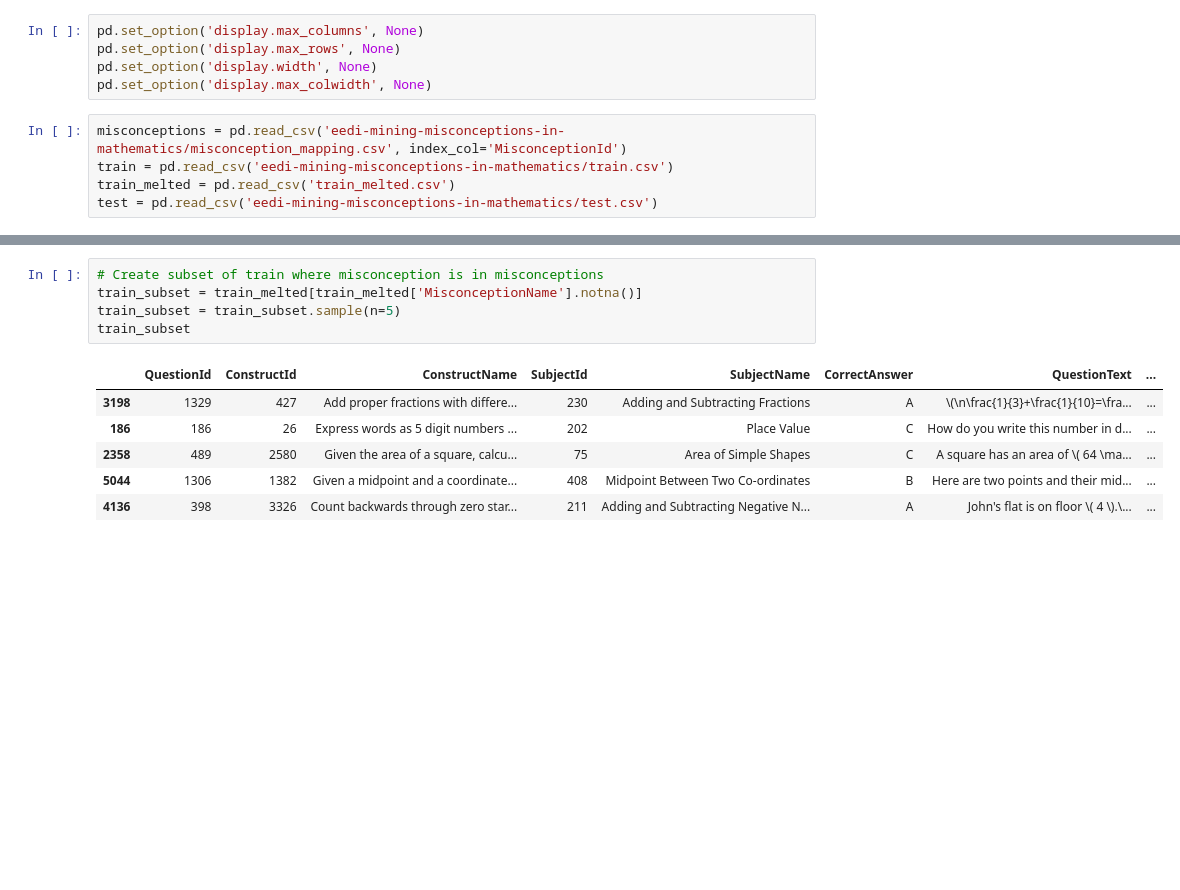
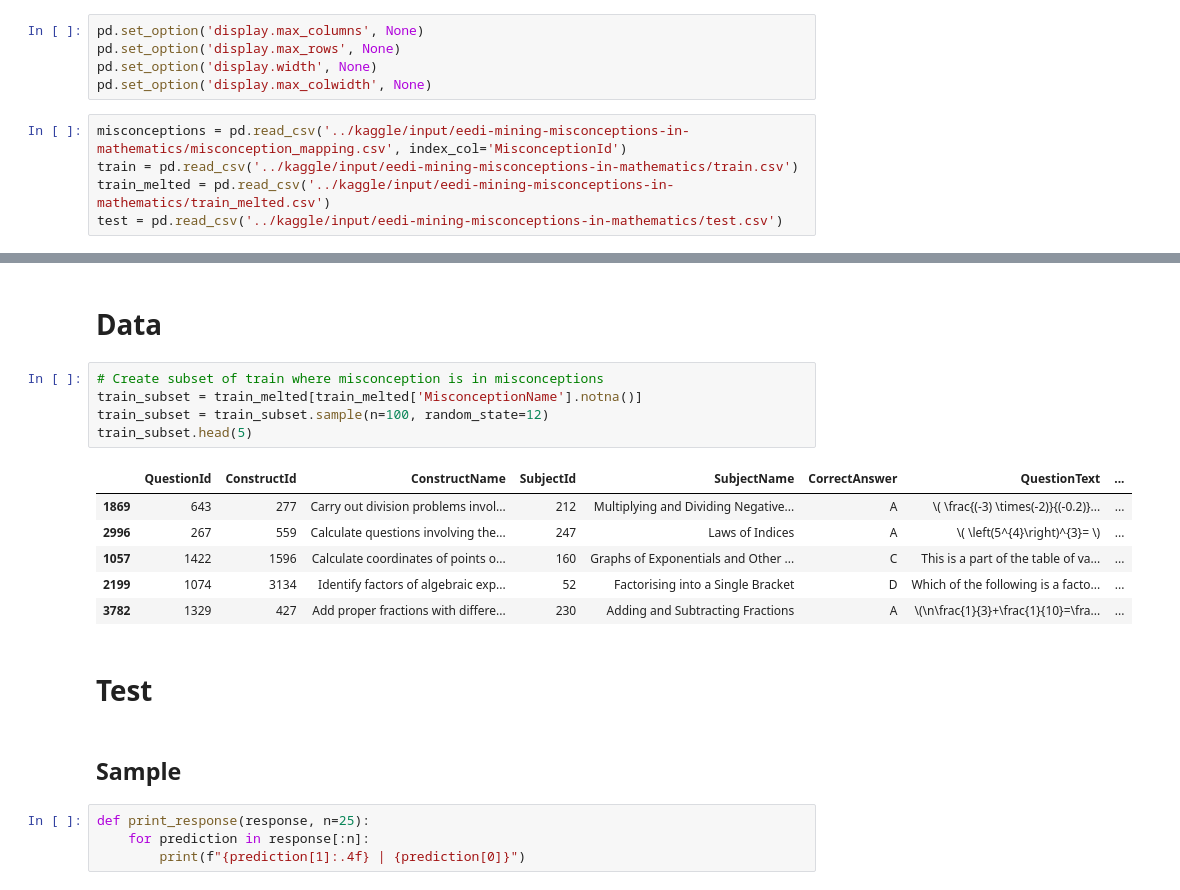
Before and after one commit to acyhuang/math-misconceptions, a Jupyter notebook: baseline/llm.ipynb, the cells around one changed output, grey strips where cells are left out. Drawn from its saved outputs; the diff is of its cells as text; blank space fills up the shorter version.

```diff
--- a/baseline/llm.ipynb
+++ b/baseline/llm.ipynb
@@ -26,7 +21,7 @@ pd.set_option('display.max_rows', None)
 pd.set_option('display.width', None)
 pd.set_option('display.max_colwidth', None)
 # %%
-misconceptions = pd.read_csv('eedi-mining-misconceptions-in-mathematics/misconception_mapping.csv', index_col='MisconceptionId')
-train = pd.read_csv('eedi-mining-misconceptions-in-mathematics/train.csv')
-train_melted = pd.read_csv('train_melted.csv')
-test = pd.read_csv('eedi-mining-misconceptions-in-mathematics/test.csv')
+misconceptions = pd.read_csv('../kaggle/input/eedi-mining-misconceptions-in-mathematics/misconception_mapping.csv', index_col='MisconceptionId')
+train = pd.read_csv('../kaggle/input/eedi-mining-misconceptions-in-mathematics/train.csv')
+train_melted = pd.read_csv('../kaggle/input/eedi-mining-misconceptions-in-mathematics/train_melted.csv')
+test = pd.read_csv('../kaggle/input/eedi-mining-misconceptions-in-mathematics/test.csv')
@@ -36,12 +132,22 @@ misconception_list
+# %% [markdown]
+# Data
 # %%
 # Create subset of train where misconception is in misconceptions
 train_subset = train_melted[train_melted['MisconceptionName'].notna()]
-train_subset = train_subset.sample(n=5)
-train_subset
+train_subset = train_subset.sample(n=100, random_state=12)
+train_subset.head(5)
 # %% [output]
 |  | QuestionId | ConstructId | ConstructName | SubjectId | SubjectName | CorrectAnswer | QuestionText | ... |
-| 3198 | 1329 | 427 | Add proper fractions with differe... | 230 | Adding and Subtracting Fractions | A | \(\n\frac{1}{3}+\frac{1}{10}=\fra... | ... |
-| 186 | 186 | 26 | Express words as 5 digit numbers ... | 202 | Place Value | C | How do you write this number in d... | ... |
-| 2358 | 489 | 2580 | Given the area of a square, calcu... | 75 | Area of Simple Shapes | C | A square has an area of \( 64 \ma... | ... |
-| 5044 | 1306 | 1382 | Given a midpoint and a coordinate... | 408 | Midpoint Between Two Co-ordinates | B | Here are two points and their mid... | ... |
-| 4136 | 398 | 3326 | Count backwards through zero star... | 211 | Adding and Subtracting Negative N... | A | John's flat is on floor \( 4 \).\... | ... |
+| 1869 | 643 | 277 | Carry out division problems invol... | 212 | Multiplying and Dividing Negative... | A | \( \frac{(-3) \times(-2)}{(-0.2)}... | ... |
+| 2996 | 267 | 559 | Calculate questions involving the... | 247 | Laws of Indices | A | \( \left(5^{4}\right)^{3}= \) | ... |
+| 1057 | 1422 | 1596 | Calculate coordinates of points o... | 160 | Graphs of Exponentials and Other ... | C | This is a part of the table of va... | ... |
+| 2199 | 1074 | 3134 | Identify factors of algebraic exp... | 52 | Factorising into a Single Bracket | D | Which of the following is a facto... | ... |
+| 3782 | 1329 | 427 | Add proper fractions with differe... | 230 | Adding and Subtracting Fractions | A | \(\n\frac{1}{3}+\frac{1}{10}=\fra... | ... |
+# %% [markdown]
+# Test
+# %% [markdown]
+## Sample
+# %%
+def print_response(response, n=25):
+    for prediction in response[:n]:
+        print(f"{prediction[1]:.4f} | {prediction[0]}")
```
Also changed, not shown: parts of 24 cells of this notebook, 3 other files.
